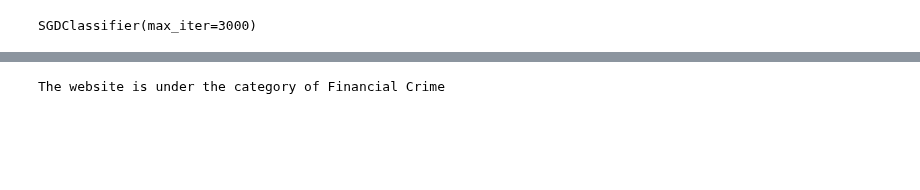
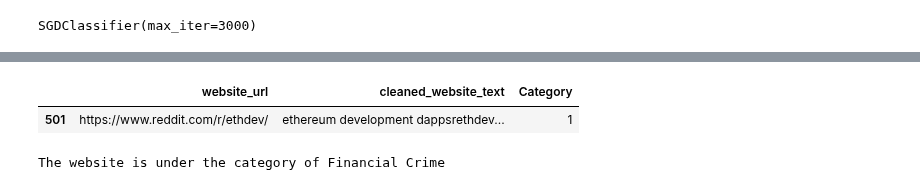
Before and after one commit to Shreyas-hacker/Webpages, a Jupyter notebook: model_MNB/SImple.ipynb, the cells around one changed output, grey strips where cells are left out. Cells and saved outputs as stored; diff of their text form; code cells hidden in the pictures; blank space fills up the shorter version.

```diff
--- a/model_MNB/SImple.ipynb
+++ b/model_MNB/SImple.ipynb
@@ -291,3 +291,8 @@ results[(results['Actual']==1) & (results['Actual']!=results['Predicted'])]
+# %%
+df.loc[results[(results['Actual']==1) & (results['Actual']!=results['Predicted'])].index]
+# %% [output]
+|  | website_url | cleaned_website_text | Category |
+| 501 | https://www.reddit.com/r/ethdev/ | ethereum development dappsrethdev... | 1 |
 # %%
 from bs4 import BeautifulSoup
 import bs4 as bs4
```
Also changed, not shown: parts of 5 cells of this notebook, 4 other files.
